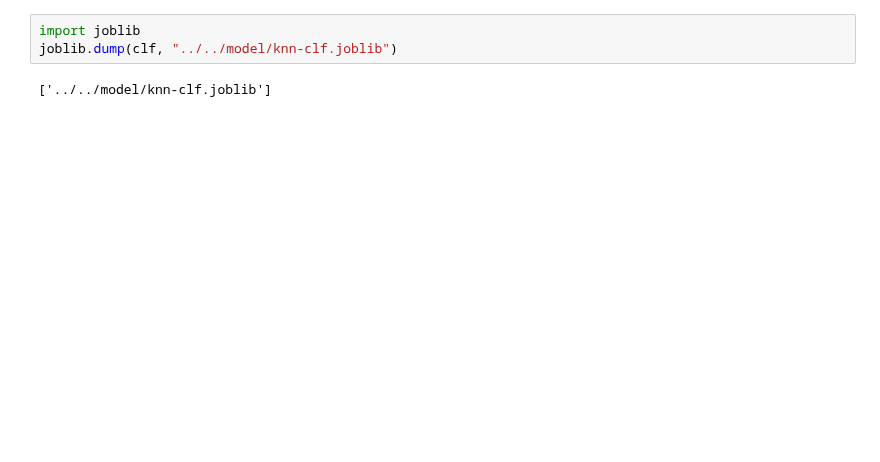
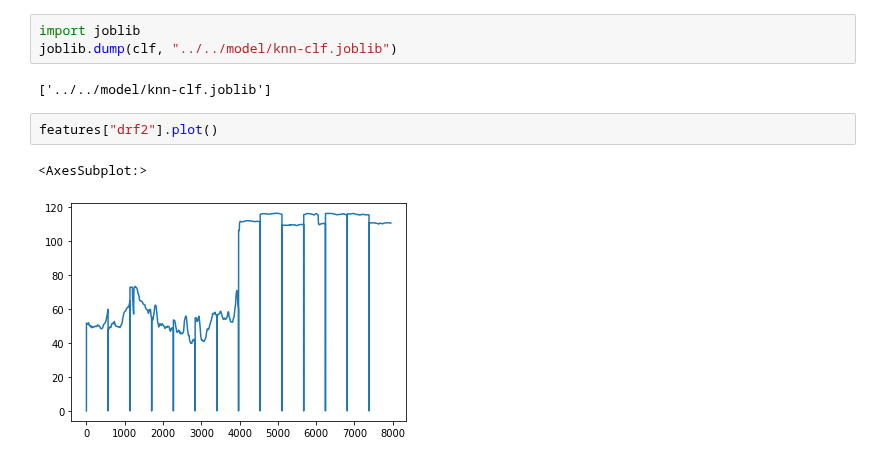
Before and after one commit to atick-faisal/Sign-Language-Recognition, a Jupyter notebook: core/src/Algorithm.ipynb, the cells around one changed output. Drawn from its saved outputs; the diff is of its cells as text; blank space fills up the shorter version.

```diff
--- a/core/src/Algorithm.ipynb
+++ b/core/src/Algorithm.ipynb
@@ -94,3 +99,8 @@ import joblib
 joblib.dump(clf, "../../model/knn-clf.joblib")
 # %% [output]
 ['../../model/knn-clf.joblib']
+# %%
+features["drf2"].plot()
+# %% [output]
+<AxesSubplot:>
+[figure, added]
```
Also changed, not shown: parts of 7 cells of this notebook, 2 other files.
